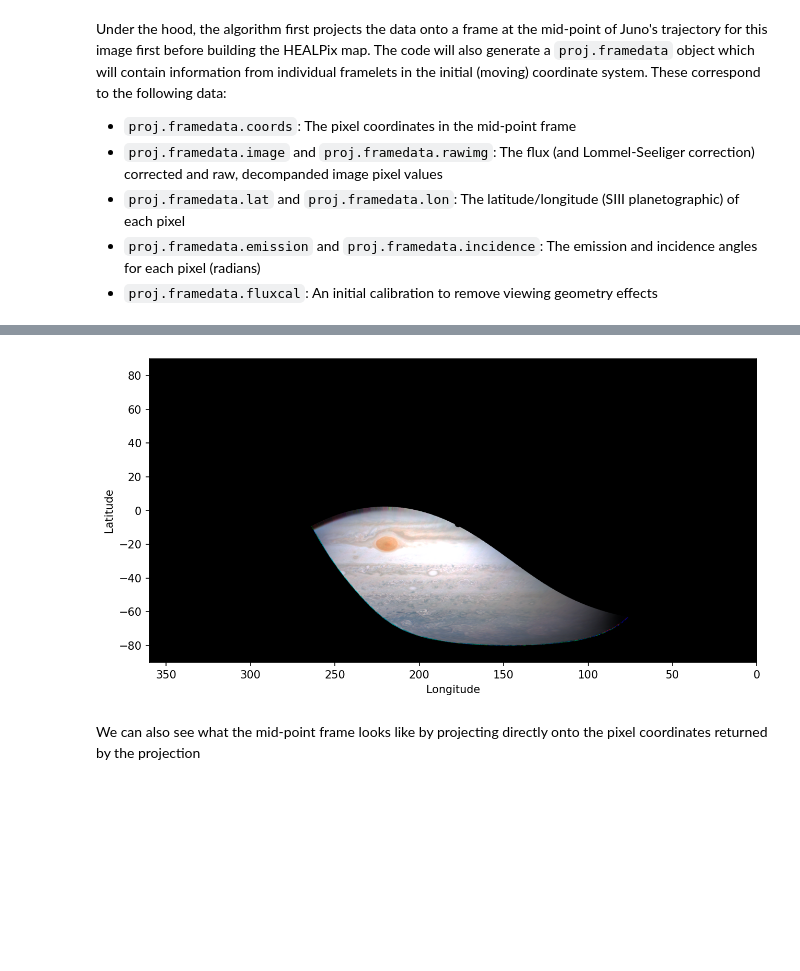
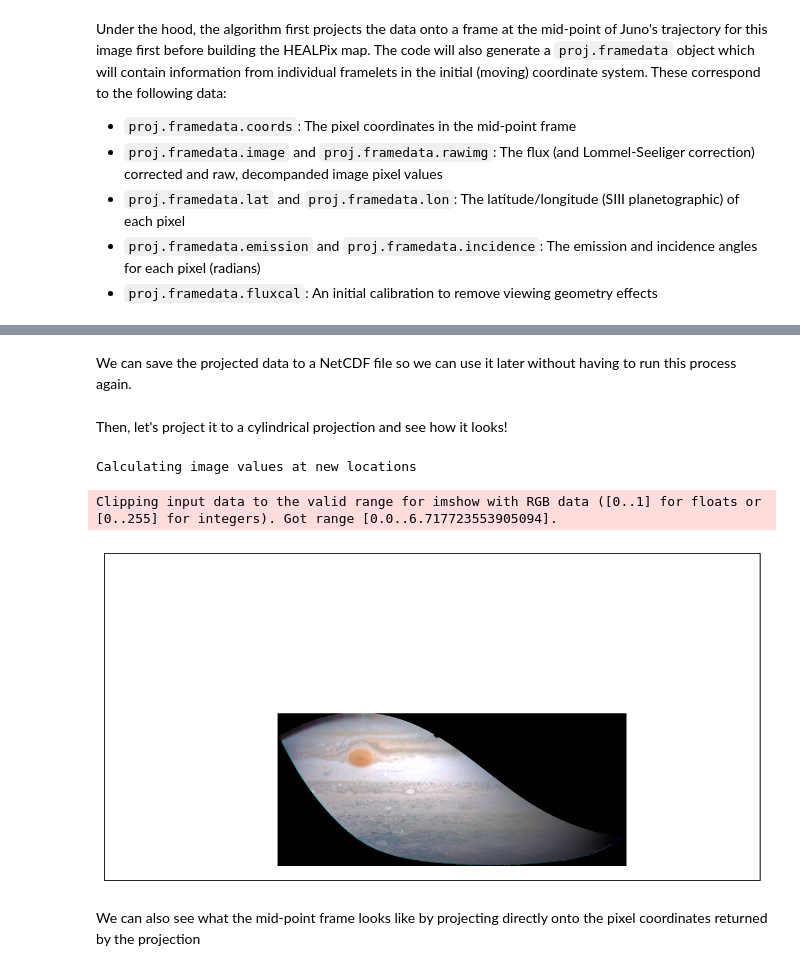
Before and after one commit to ramanakumars/JunoCamProjection, a Jupyter notebook: examples/projection.ipynb, the cells around one changed output, grey strips where cells are left out. Drawn from its saved outputs; the diff is of its cells as text; code cells hidden in the pictures; blank space fills up the shorter version.

Commit message:
fixing projection example

```diff
--- a/examples/projection.ipynb
+++ b/examples/projection.ipynb
@@ -69,9 +57,2 @@ rgb = np.stack([r_map, g_map, b_map], axis=2)
-# %%
-fig, ax = plt.subplots(1, 1, figsize=(10, 8), dpi=150)
-ax.imshow(rgb, extent=(0, 360, -90, 90), origin='lower')
-ax.set_xlim((360, 0))
-ax.set_xlabel(r'Longitude')
-ax.set_ylabel(r'Latitude')
-plt.show()
-# %% [output]
-[figure, removed]
+# %% [markdown]
+We can save the projected data to a NetCDF file so we can use it later without having to run this process again.
@@ -78,3 +61,19 @@ plt.show()
+# %% [markdown]
+Then, let's project it to a cylindrical projection and see how it looks!
+# %%
+m = proj.project_to_cylindrical(resolution=15)
+# %% [output]
+Calculating image values at new locations
+# %%
+globe = ccrs.Globe(ellipse=None, semimajor_axis=71492e3, semiminor_axis=66854e3)
+platecarree = ccrs.PlateCarree(globe=globe)
+fig, ax = plt.subplots(1, 1, figsize=(10, 8), dpi=150, subplot_kw={'projection': platecarree})
+ax.imshow(m.image / np.percentile(m.image, 99), extent=(m.lon.min(), m.lon.max(), m.lat.min(), m.lat.max()), origin='lower')
+ax.set_extent([-180, 180, -90, 90], crs=platecarree)
+plt.show()
+# %% [output]
+Clipping input data to the valid range for imshow with RGB data ([0..1] for floats or [0..255] for integers). Got range [0.0..6.717723553905094].
+[figure, added]
 # %% [markdown]
 We can also see what the mid-point frame looks like by projecting directly onto the pixel coordinates returned by the projection
 # %%
```
Also changed, not shown: parts of 6 cells of this notebook.
